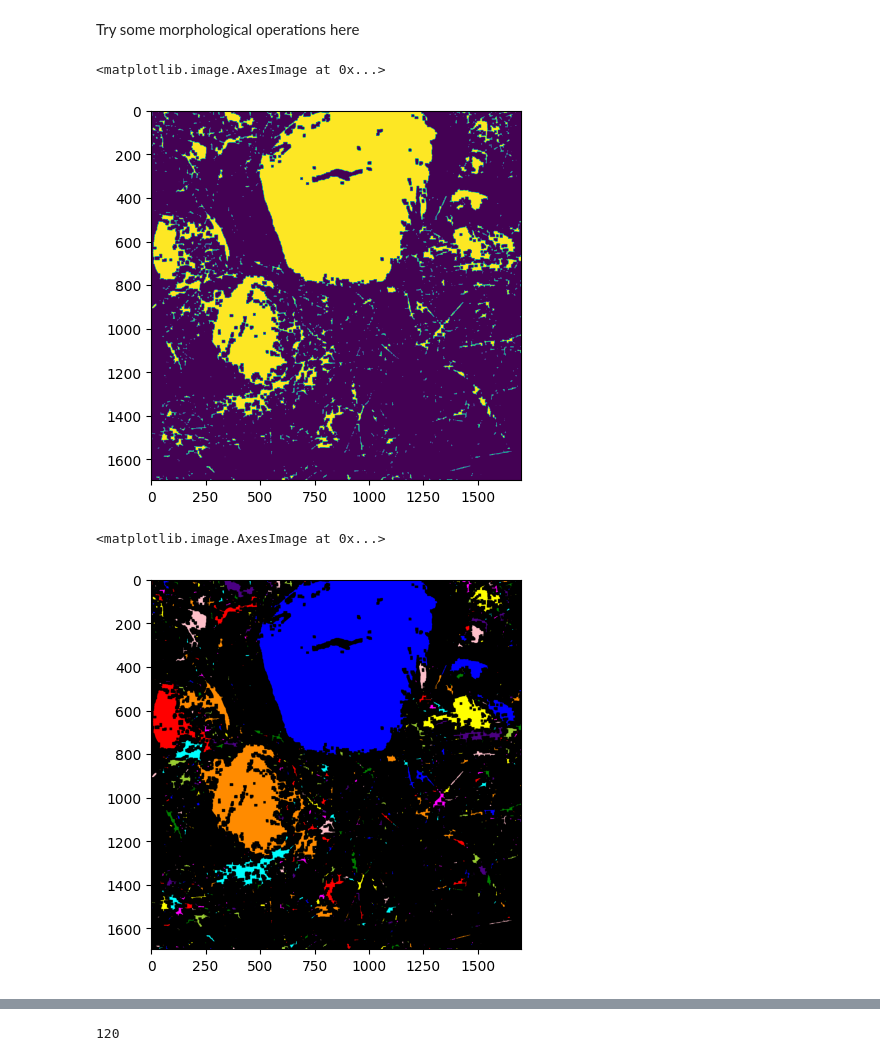
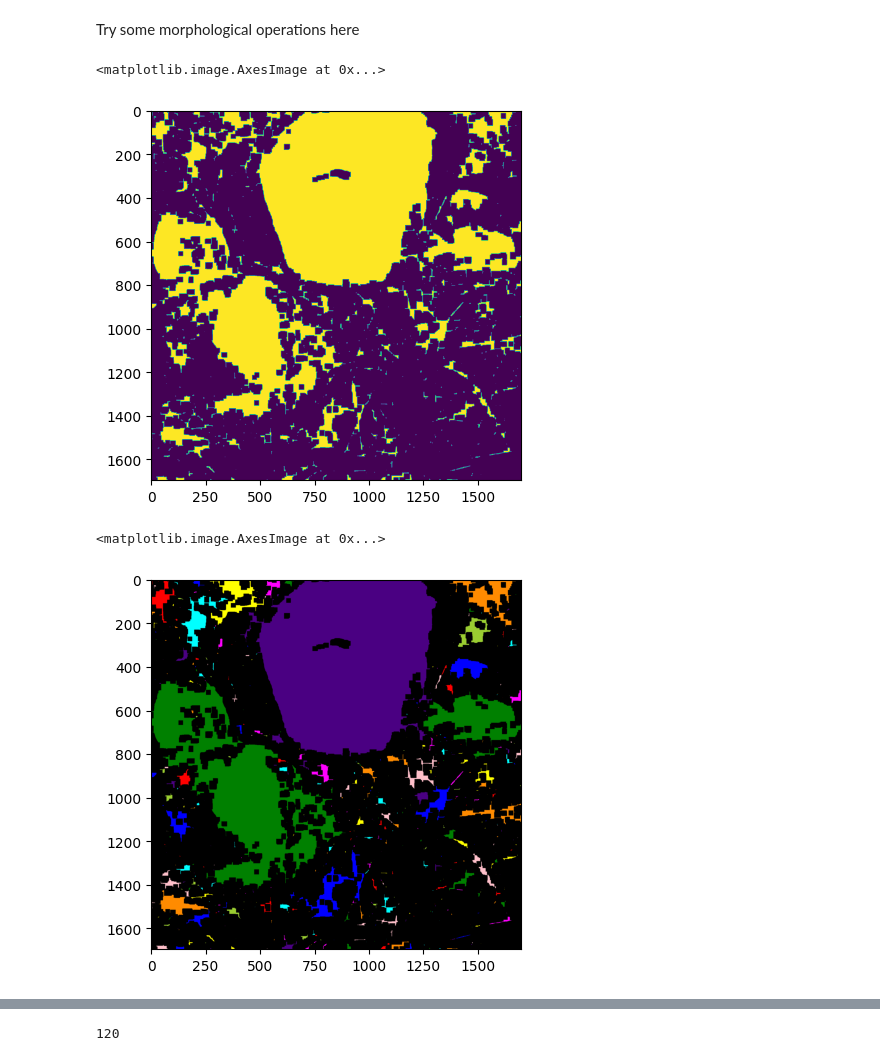
Before and after one commit to dustydells/mtech_reu_plants, a Jupyter notebook: segment_rocks.ipynb, the cells around one changed output, grey strips where cells are left out. Drawn from its saved outputs; the diff is of its cells as text; code cells hidden in the pictures.

```diff
--- a/segment_rocks.ipynb
+++ b/segment_rocks.ipynb
@@ -141,16 +143,19 @@ plt.imshow(white)
 # %% [markdown]
 Try some morphological operations here
 # %%
+# Define kernel
+kernel = np.ones((5,5), np.uint8)
+
 morphed_img = img_as_ubyte(white)
 
 morphed_img = cv2.dilate(morphed_img, kernel, iterations = 5)
 morphed_img = cv2.erode(morphed_img, kernel, iterations = 5)
 
 
 plt.imshow(morphed_img)
 # %% [output]
 <matplotlib.image.AxesImage at 0x...>
-[figure, old version]
+[figure, new version]
 # %%
 # Define structure - connection between shapes
 s = [[1,1,1], [1,1,1], [1,1,1]] # 8 connectivity - diagonal pixels are included as part of the structure.
@@ -164,7 +169,7 @@ img_color = label2rgb(label_mask, bg_label = 0) # Assign random colors
 plt.imshow(img_color)
 # %% [output]
 <matplotlib.image.AxesImage at 0x...>
-[figure, old version]
+[figure, new version]
 # %%
 # Overlays labelled image on top of og image.
 image_label_overlay = label2rgb(label_mask, image=img)
```
Also changed, not shown: parts of 4 cells of this notebook.
